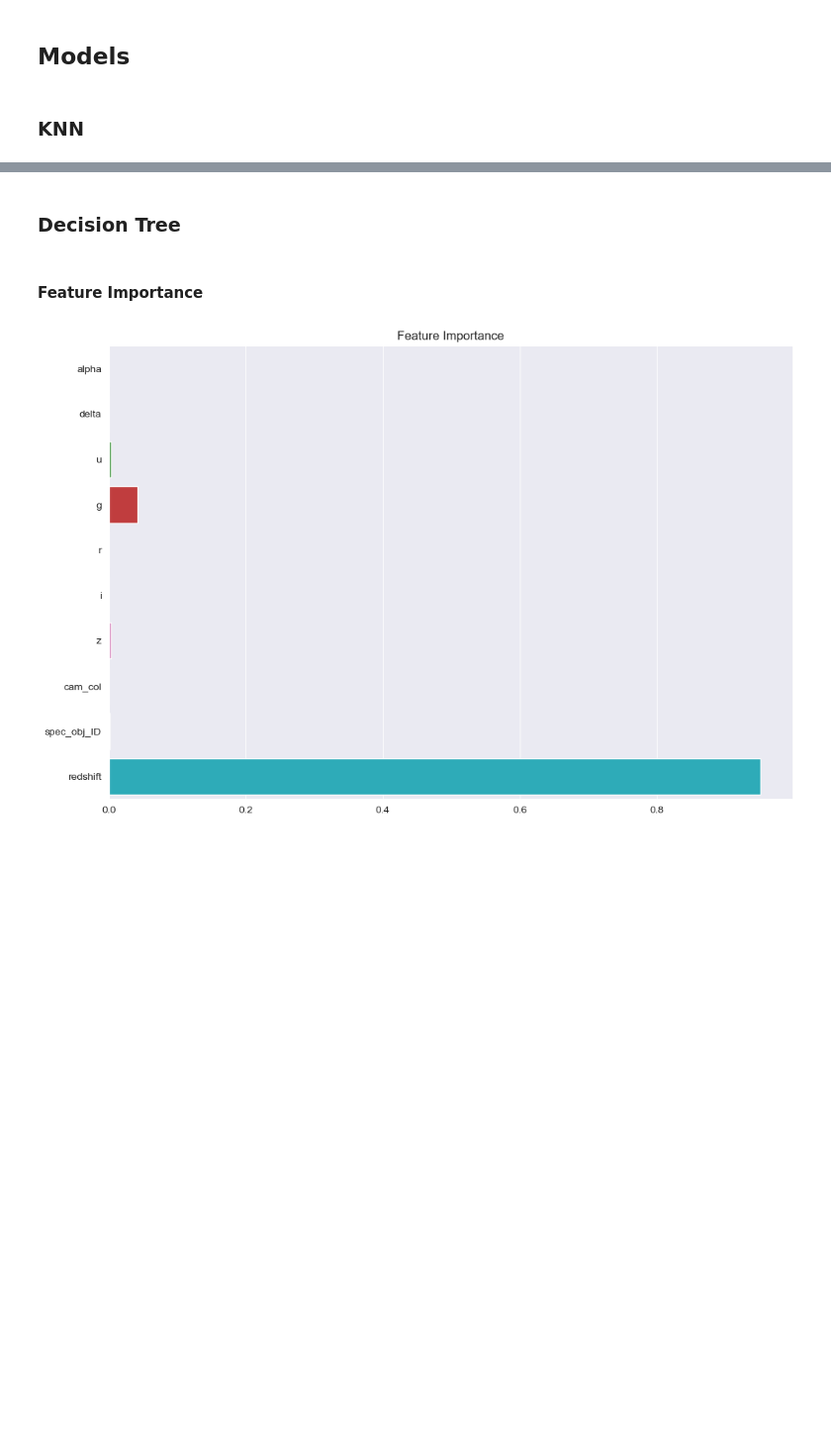
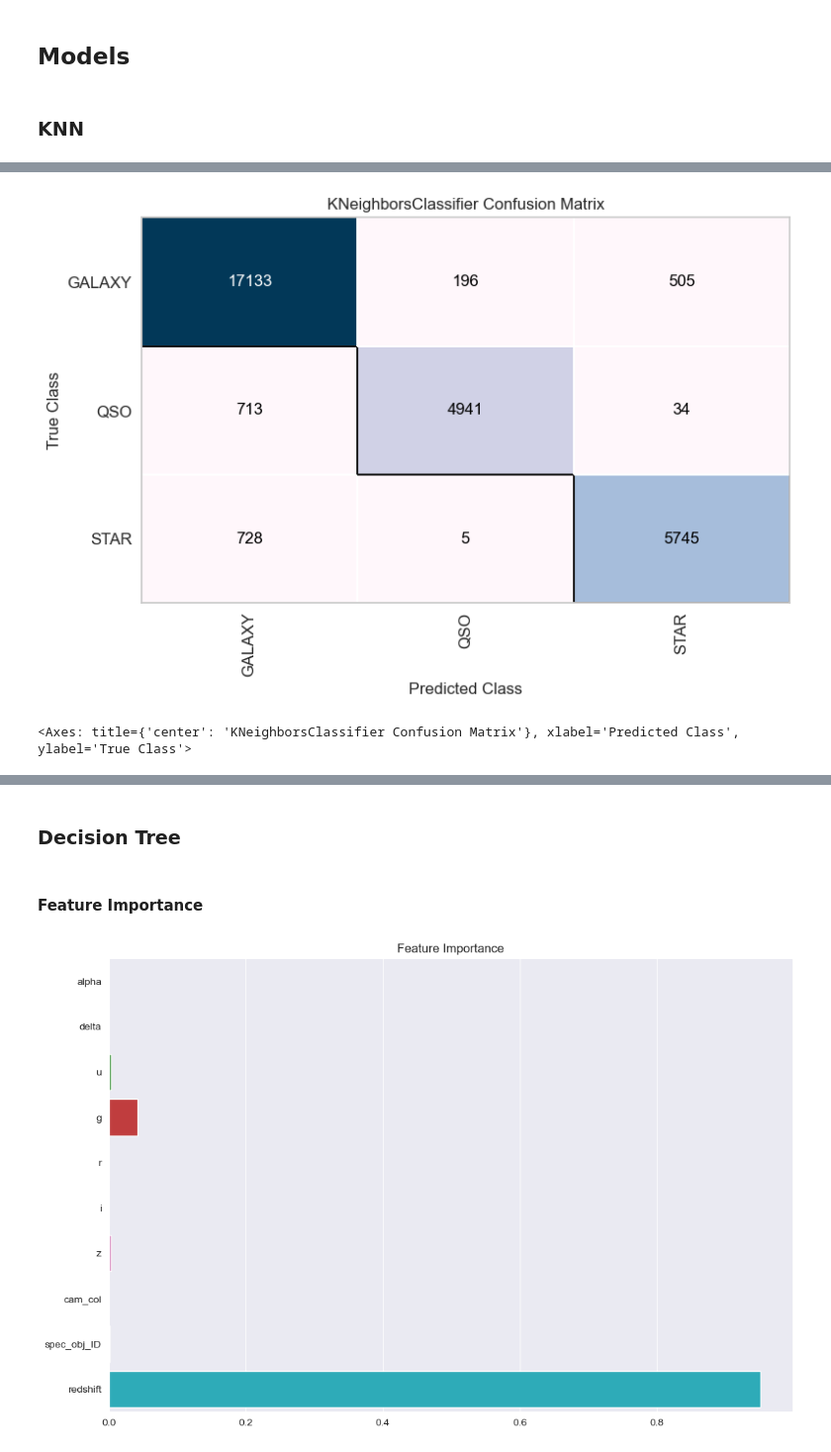
Before and after one commit to aSTRonuun/MachineLearning-2023-Vitor-Alves, a Jupyter notebook: 02-Stelar-Classification-Project/Stelar-Classification-Project.ipynb, the cells around one changed output, grey strips where cells are left out. Shown at 99% size. Saved outputs shown, nothing was run; the diff lists cells and outputs as text; code cells hidden in the pictures; blank space fills up the shorter version.

```diff
--- a/02-Stelar-Classification-Project/Stelar-Classification-Project.ipynb
+++ b/02-Stelar-Classification-Project/Stelar-Classification-Project.ipynb
@@ -358,0 +419,9 @@ print(confusion_matrix(y_test, y_pred))
+# %%
+svm = ConfusionMatrix(model, classes=le.classes_, cmap='PuBu')
+
+svm.fit(X_train_sc, y_train)
+svm.score(X_test_sc, y_test)
+svm.show()
+# %% [output]
+[figure, added]
+<Axes: title={'center': 'KNeighborsClassifier Confusion Matrix'}, xlabel='Predicted Class', ylabel='True Class'>
```
Also changed, not shown: parts of 13 cells of this notebook.
